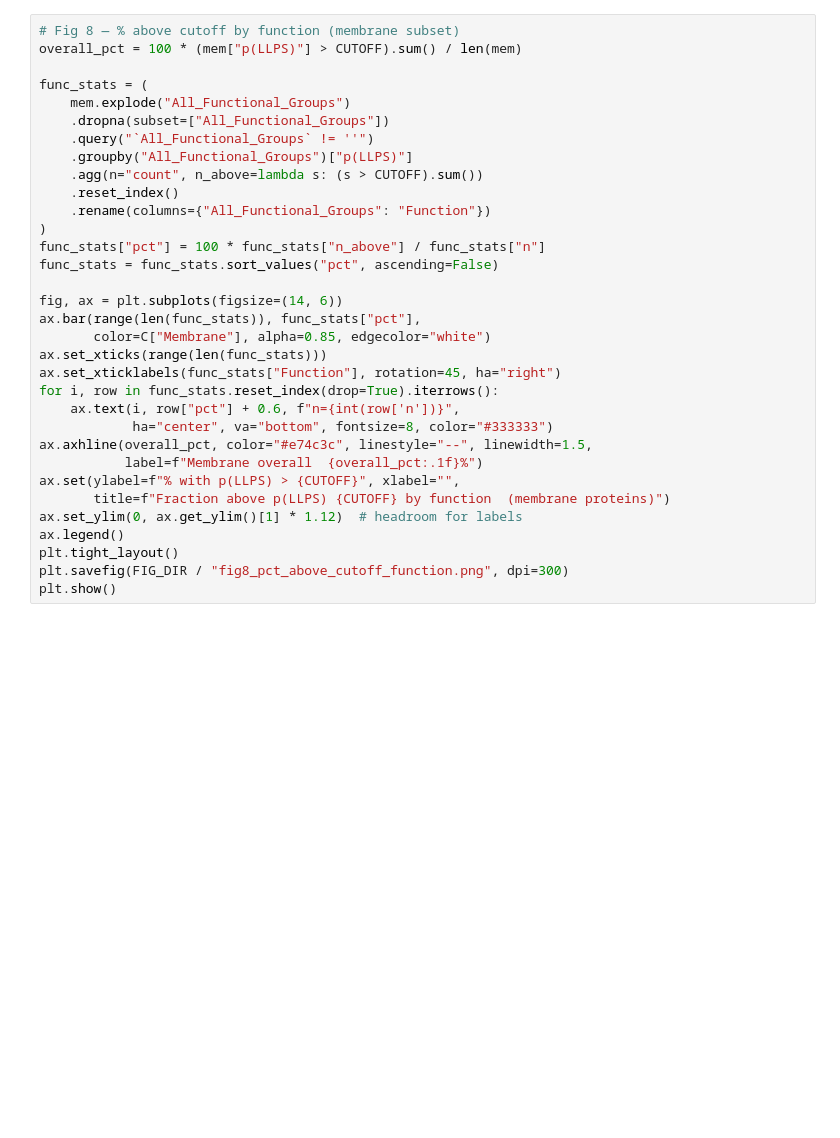
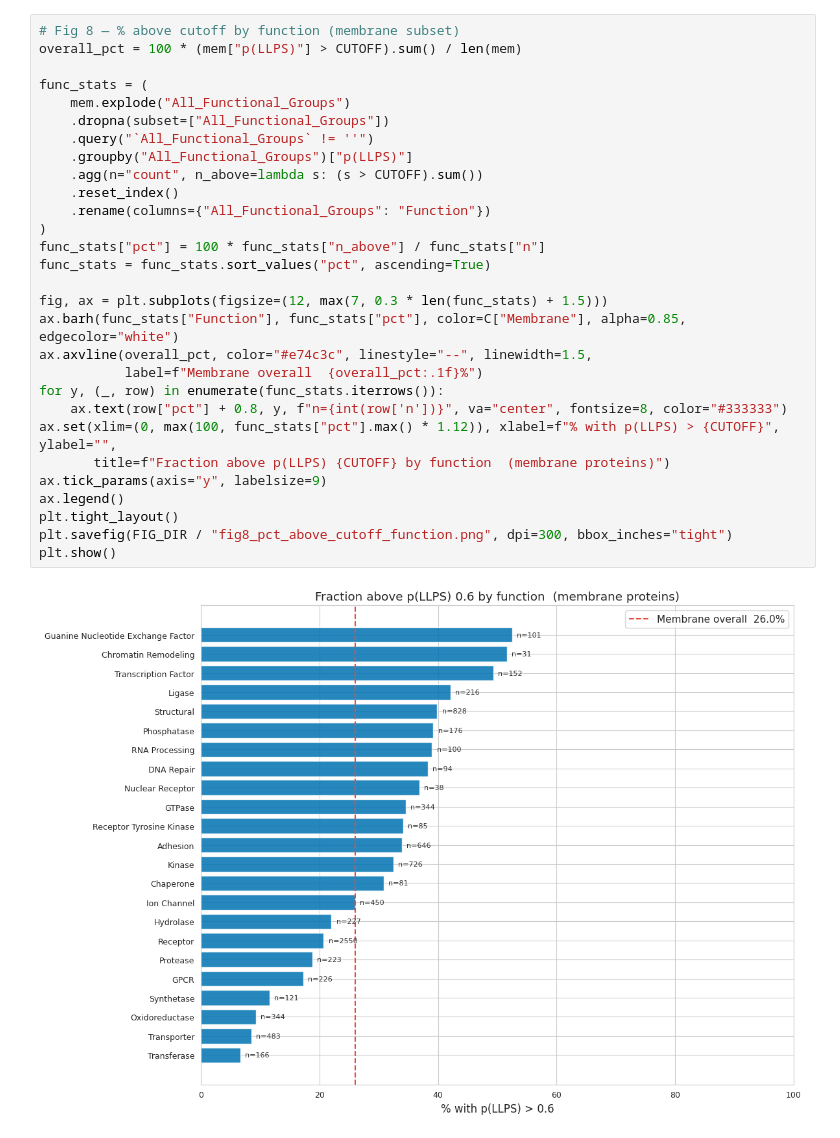
Before and after one commit to j-a-hill/mem_prot_llps, a Jupyter notebook: notebooks/02_plot.ipynb, the cells around one changed output. Cells and saved outputs as stored; diff of their text form; blank space fills up the shorter version.

```diff
--- a/notebooks/02_plot.ipynb
+++ b/notebooks/02_plot.ipynb
@@ -244,36 +340,34 @@ plt.show()
 # %%
 # Fig 8 — % above cutoff by function (membrane subset)
 overall_pct = 100 * (mem["p(LLPS)"] > CUTOFF).sum() / len(mem)
 
 func_stats = (
     mem.explode("All_Functional_Groups")
     .dropna(subset=["All_Functional_Groups"])
     .query("`All_Functional_Groups` != ''")
     .groupby("All_Functional_Groups")["p(LLPS)"]
     .agg(n="count", n_above=lambda s: (s > CUTOFF).sum())
     .reset_index()
     .rename(columns={"All_Functional_Groups": "Function"})
 )
 func_stats["pct"] = 100 * func_stats["n_above"] / func_stats["n"]
-func_stats = func_stats.sort_values("pct", ascending=False)
+func_stats = func_stats.sort_values("pct", ascending=True)
 
-fig, ax = plt.subplots(figsize=(14, 6))
-ax.bar(range(len(func_stats)), func_stats["pct"],
-       color=C["Membrane"], alpha=0.85, edgecolor="white")
-ax.set_xticks(range(len(func_stats)))
-ax.set_xticklabels(func_stats["Function"], rotation=45, ha="right")
-for i, row in func_stats.reset_index(drop=True).iterrows():
-    ax.text(i, row["pct"] + 0.6, f"n={int(row['n'])}",
-            ha="center", va="bottom", fontsize=8, color="#333333")
-ax.axhline(overall_pct, color="#e74c3c", linestyle="--", linewidth=1.5,
+fig, ax = plt.subplots(figsize=(12, max(7, 0.3 * len(func_stats) + 1.5)))
+ax.barh(func_stats["Function"], func_stats["pct"], color=C["Membrane"], alpha=0.85, edgecolor="white")
+ax.axvline(overall_pct, color="#e74c3c", linestyle="--", linewidth=1.5,
            label=f"Membrane overall  {overall_pct:.1f}%")
-ax.set(ylabel=f"% with p(LLPS) > {CUTOFF}", xlabel="",
+for y, (_, row) in enumerate(func_stats.iterrows()):
+    ax.text(row["pct"] + 0.8, y, f"n={int(row['n'])}", va="center", fontsize=8, color="#333333")
+ax.set(xlim=(0, max(100, func_stats["pct"].max() * 1.12)), xlabel=f"% with p(LLPS) > {CUTOFF}", ylabel="",
        title=f"Fraction above p(LLPS) {CUTOFF} by function  (membrane proteins)")
-ax.set_ylim(0, ax.get_ylim()[1] * 1.12)  # headroom for labels
+ax.tick_params(axis="y", labelsize=9)
 ax.legend()
 plt.tight_layout()
-plt.savefig(FIG_DIR / "fig8_pct_above_cutoff_function.png", dpi=300)
+plt.savefig(FIG_DIR / "fig8_pct_above_cutoff_function.png", dpi=300, bbox_inches="tight")
 plt.show()
+# %% [output]
+[figure, added]
 # %%
 # Fig 9 — % above cutoff by location (membrane subset, min n=10)
 loc_stats = (
```
Also changed, not shown: parts of 12 cells of this notebook, 24 other files.
